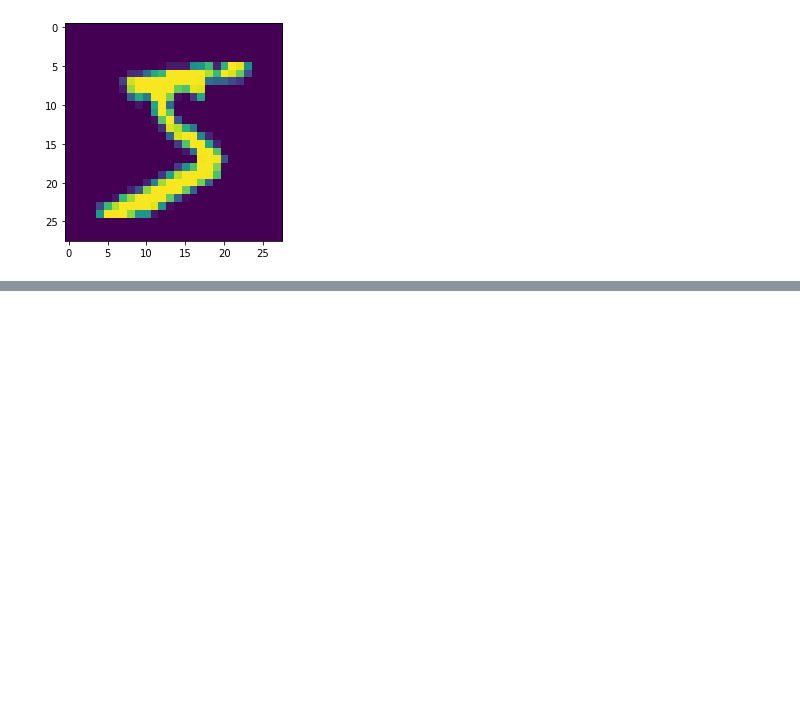
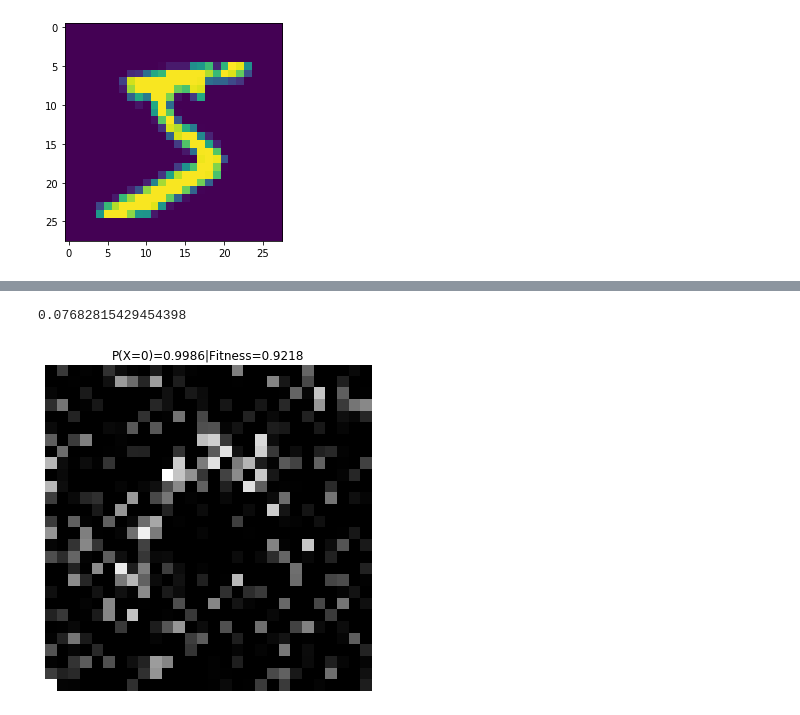
Before and after one commit to ptyshevs/ga_adv, a Jupyter notebook: ga_adv.ipynb, the cells around one changed output, grey strips where cells are left out. Cells and saved outputs as stored; diff of their text form; code cells hidden in the pictures; blank space fills up the shorter version.

```diff
--- a/ga_adv.ipynb
+++ b/ga_adv.ipynb
@@ -295,0 +116,10 @@ plt.title(f"Probability of being zero = {zero_prob:.4f}");
+# %%
+def fitness_class_probability_empty(X):
+    """ Maximize probability of adversarial target class, penalizing mean pixel intensity"""
+    y = model.predict(pt.Tensor(X).unsqueeze(1)).detach().numpy()
+    y_target = y[:, adv_target]
+    X_mean = X.mean(axis=1).mean(axis=1)
+    return y_target - X_mean
+# %%
+m = GeneticSolver(image_size=image_size, verbosity=True, verbosity_step=100, warm_start=True, patience=200)
+res, score = m.solve(fitness_class_probability_empty, n_generations=5000, verbose_step=500)
@@ -295,0 +136,8 @@ plt.title(f"Probability of being zero = {zero_prob:.4f}");
+# %%
+res.mean()
+# %% [output]
+0.07682815429454398
+# %%
+visualize(res, score)
+# %% [output]
+[figure, added]
```
Also changed, not shown: parts of 26 cells of this notebook, 2 other files.
